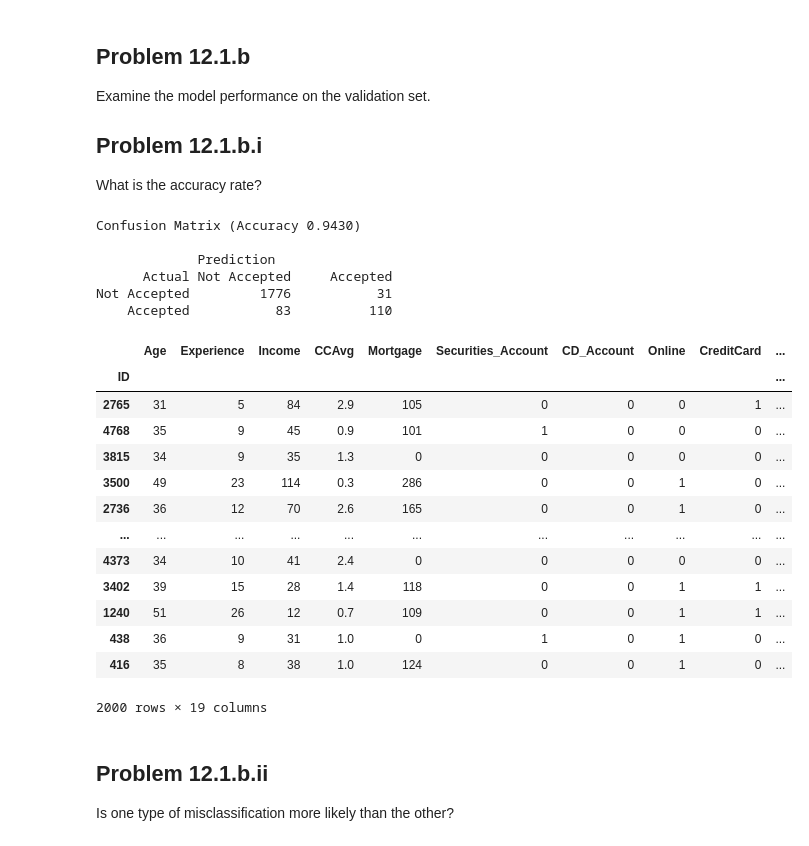
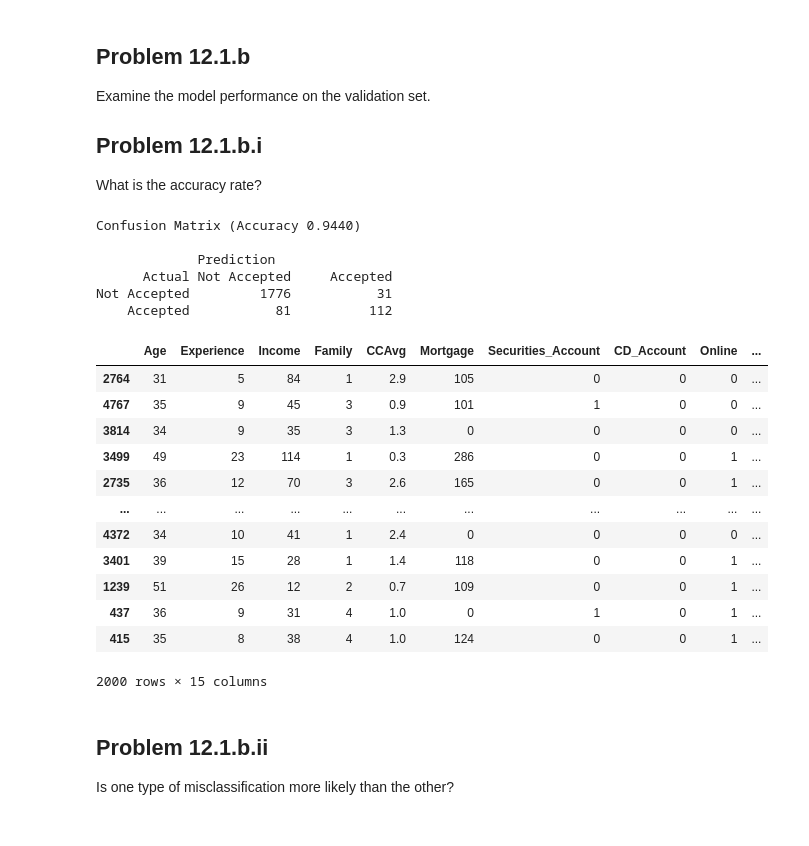
Before and after one commit to wolfesamk/MSBA-207, a Jupyter notebook: Homework/MSBA 207 Chapter 12.ipynb, the cells around one changed output. Saved outputs shown, nothing was run; the diff lists cells and outputs as text; code cells hidden in the pictures.

```diff
--- a/Homework/MSBA 207 Chapter 12.ipynb
+++ b/Homework/MSBA 207 Chapter 12.ipynb
@@ -51,7 +51,7 @@ accepted the personal loan that was offered to them in the previous campaign.
 Partition the data (60\% training and 40\% validation) and then perform a discriminant analysis that models Personal Loan as a function of the remaining predictors (excluding zip code). Remember to turn categorical predictors with more than two categories into dummy variables first. Specify the success class as 1 (personal loan acceptance), and use the default cutoff value of 0.5.
 # %%
 # Loading data, setting ID as index, and dropping ZIP Code
-df_bank = pd.read_csv(DATA / 'UniversalBank.csv', index_col='ID').drop(columns='ZIP Code')
+df_bank = pd.read_csv(DATA / 'UniversalBank.csv').drop(columns=['ZIP Code','ID'])
 # %%
 #Removing spaces from column names
 names = df_bank.columns.to_list()
@@ -76,7 +75,7 @@ df_bank
 5000 rows × 12 columns
 # %%
-catagoric = ['Family','Education']
-for x in catagoric:
-    df_bank[x] = df_bank[x].astype('category')
+#catagoric = ['Family','Education']
+#for x in catagoric:
+#    df_bank[x] = df_bank[x].astype('category')
 # %%
-df_bank_dum = pd.get_dummies(data=df_bank,drop_first=False,dtype='int64')
+df_bank_dum = pd.get_dummies(data=df_bank, columns=['Education'],drop_first=True,dtype='int64')
@@ -83,7 +89,7 @@ df_bank_dum = pd.get_dummies(data=df_bank,drop_first=False,dtype='int64')
 # %%
-catagoric = ['Family_1','Family_2','Family_3','Family_4','Education_1','Education_2','Education_3','Securities_Account','CD_Account', 'Online','CreditCard','Personal_Loan']
-for x in catagoric:
-    df_bank_dum[x] = df_bank_dum[x].astype('uint8')
+#catagoric = ['Family_1','Family_2','Family_3','Family_4','Education_1','Education_2','Education_3','Securities_Account','CD_Account', 'Online','CreditCard','Personal_Loan']
+#for x in catagoric:
+#    df_bank_dum[x] = df_bank_dum[x].astype('uint8')
 # %%
 outcome = 'Personal_Loan'
 predictors = df_bank_dum.drop(columns=outcome).columns.to_list()
@@ -154,33 +155,32 @@ What is the accuracy rate?
 # %%
 classificationSummary(valid_y,da_reg.predict(valid_X),class_names=['Not Accepted','Accepted'])
 # %% [output]
-Confusion Matrix (Accuracy 0.9430)
+Confusion Matrix (Accuracy 0.9440)
 
              Prediction
       Actual Not Accepted     Accepted
 Not Accepted         1776           31
-    Accepted           83          110
+    Accepted           81          112
 # %%
-valid_sum = pd.DataFrame(valid_X)
+valid_sum = pd.DataFrame(valid_X, index=valid_X.index)
 valid_sum['Actual'] = valid_y
 valid_sum['Prediction'] = da_reg.predict(valid_X)
 valid_sum['p(Accept)'] = da_reg.predict_proba(valid_X)[:,1]
 valid_sum
 # %% [output]
-|  | Age | Experience | Income | CCAvg | Mortgage | Securities_Account | CD_Account | Online | CreditCard | ... |
-| ID |  |  |  |  |  |  |  |  |  | ... |
-| 2765 | 31 | 5 | 84 | 2.9 | 105 | 0 | 0 | 0 | 1 | ... |
-| 4768 | 35 | 9 | 45 | 0.9 | 101 | 1 | 0 | 0 | 0 | ... |
-| 3815 | 34 | 9 | 35 | 1.3 | 0 | 0 | 0 | 0 | 0 | ... |
-| 3500 | 49 | 23 | 114 | 0.3 | 286 | 0 | 0 | 1 | 0 | ... |
-| 2736 | 36 | 12 | 70 | 2.6 | 165 | 0 | 0 | 1 | 0 | ... |
+|  | Age | Experience | Income | Family | CCAvg | Mortgage | Securities_Account | CD_Account | Online | ... |
+| 2764 | 31 | 5 | 84 | 1 | 2.9 | 105 | 0 | 0 | 0 | ... |
+| 4767 | 35 | 9 | 45 | 3 | 0.9 | 101 | 1 | 0 | 0 | ... |
+| 3814 | 34 | 9 | 35 | 3 | 1.3 | 0 | 0 | 0 | 0 | ... |
+| 3499 | 49 | 23 | 114 | 1 | 0.3 | 286 | 0 | 0 | 1 | ... |
+| 2735 | 36 | 12 | 70 | 3 | 2.6 | 165 | 0 | 0 | 1 | ... |
 | ... | ... | ... | ... | ... | ... | ... | ... | ... | ... | ... |
-| 4373 | 34 | 10 | 41 | 2.4 | 0 | 0 | 0 | 0 | 0 | ... |
-| 3402 | 39 | 15 | 28 | 1.4 | 118 | 0 | 0 | 1 | 1 | ... |
-| 1240 | 51 | 26 | 12 | 0.7 | 109 | 0 | 0 | 1 | 1 | ... |
-| 438 | 36 | 9 | 31 | 1.0 | 0 | 1 | 0 | 1 | 0 | ... |
-| 416 | 35 | 8 | 38 | 1.0 | 124 | 0 | 0 | 1 | 0 | ... |
+| 4372 | 34 | 10 | 41 | 1 | 2.4 | 0 | 0 | 0 | 0 | ... |
+| 3401 | 39 | 15 | 28 | 1 | 1.4 | 118 | 0 | 0 | 1 | ... |
+| 1239 | 51 | 26 | 12 | 2 | 0.7 | 109 | 0 | 0 | 1 | ... |
+| 437 | 36 | 9 | 31 | 4 | 1.0 | 0 | 1 | 0 | 1 | ... |
+| 415 | 35 | 8 | 38 | 4 | 1.0 | 124 | 0 | 0 | 1 | ... |
-2000 rows × 19 columns
+2000 rows × 15 columns
 # %% [markdown]
 ## Problem 12.1.b.ii
 Is one type of misclassification more likely than the other?
```
Also changed, not shown: parts of 59 cells of this notebook.
